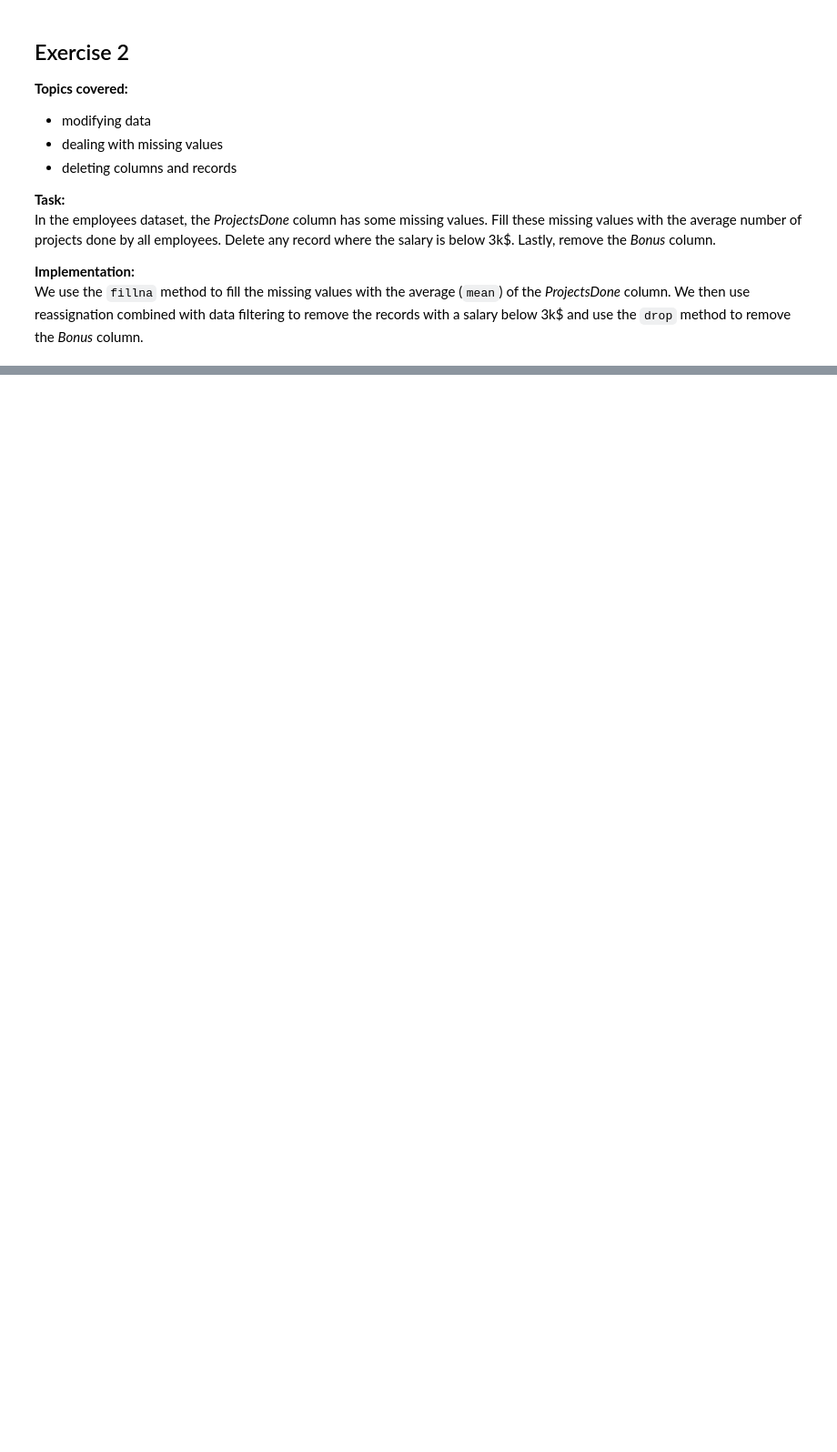
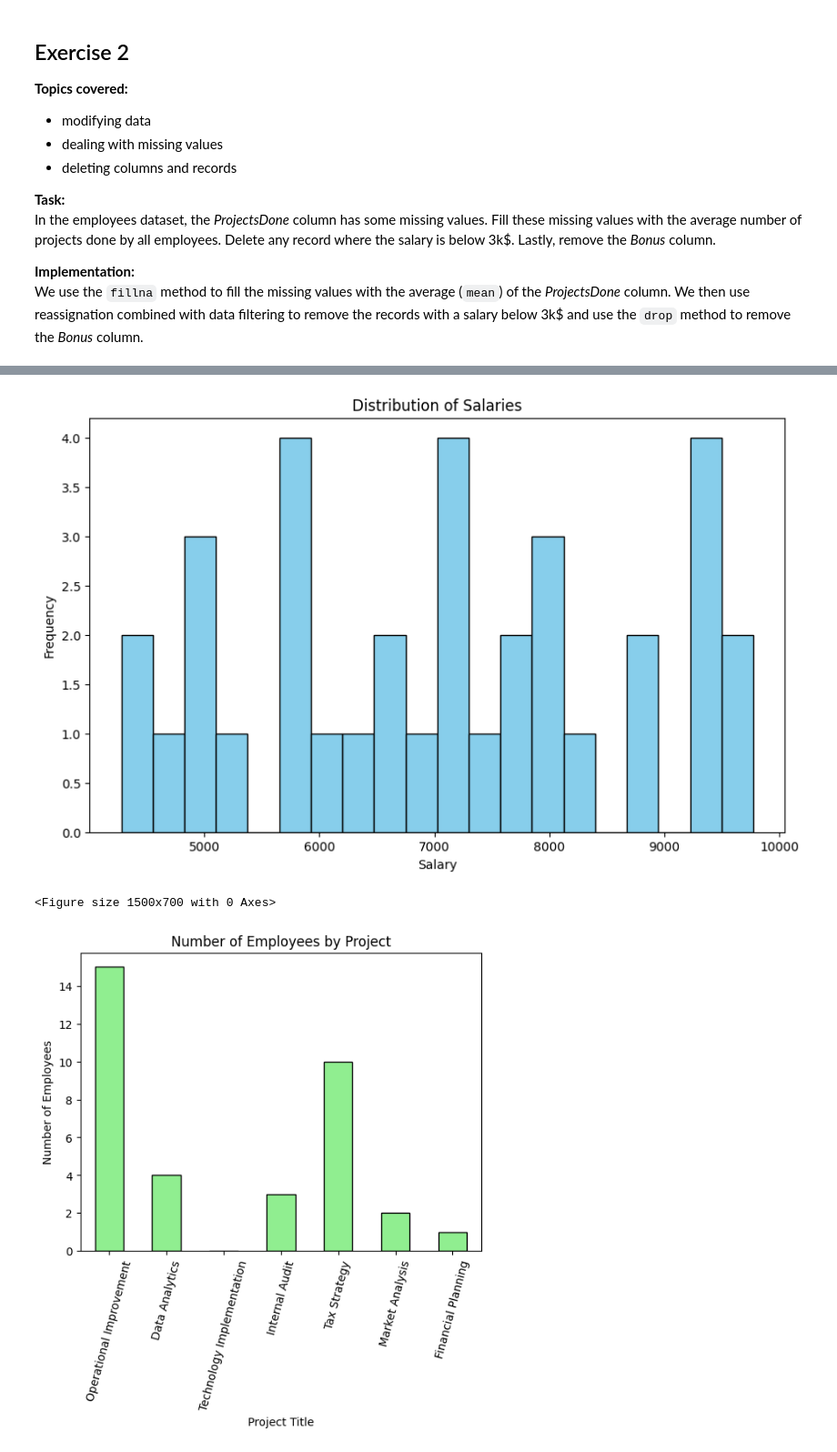
Before and after one commit to v4n00/mti-software-packages, a Jupyter notebook: py.ipynb, the cells around one changed output, grey strips where cells are left out. Shown: that part at 91% size. Saved outputs shown, nothing was run; the diff lists cells and outputs as text; code cells hidden in the pictures; blank space fills up the shorter version.

```diff
--- a/py.ipynb
+++ b/py.ipynb
@@ -139,0 +170,10 @@ print(departments_summary)
+# %%
+duplicates = employees[employees.duplicated(subset=['Name', 'AssignedProjectID'], keep=False)]
+
+unique_projects = set(projects['Title'])
+count_employees = []
+
+for title in unique_projects:
+    count = merged_df[merged_df['Title'] == title].shape[0]
+    count_employees.append(count)
+    print('Project Title:', title, 'Count of Employees:', count)
@@ -139,0 +199,20 @@ print(departments_summary)
+# %%
+import matplotlib.pyplot as plt
+
+plt.figure(figsize=(10, 6))
+plt.hist(merged_df['Salary'], bins=20, color='skyblue', edgecolor='black')
+plt.title('Distribution of Salaries')
+plt.xlabel('Salary')
+plt.ylabel('Frequency')
+
+plt.figure(figsize=(15, 7))
+pd.DataFrame(count_employees, index=list(unique_projects)).plot(kind='bar', color='lightgreen', edgecolor='black', legend=False)
+plt.title('Number of Employees by Project')
+plt.xlabel('Project Title')
+plt.ylabel('Number of Employees')
+plt.xticks(rotation=75)
+plt.show()
+# %% [output]
+[figure, added]
+<Figure size 1500x700 with 0 Axes>
+[figure, added]
```
Also changed, not shown: parts of 15 cells of this notebook, 9 other files.
